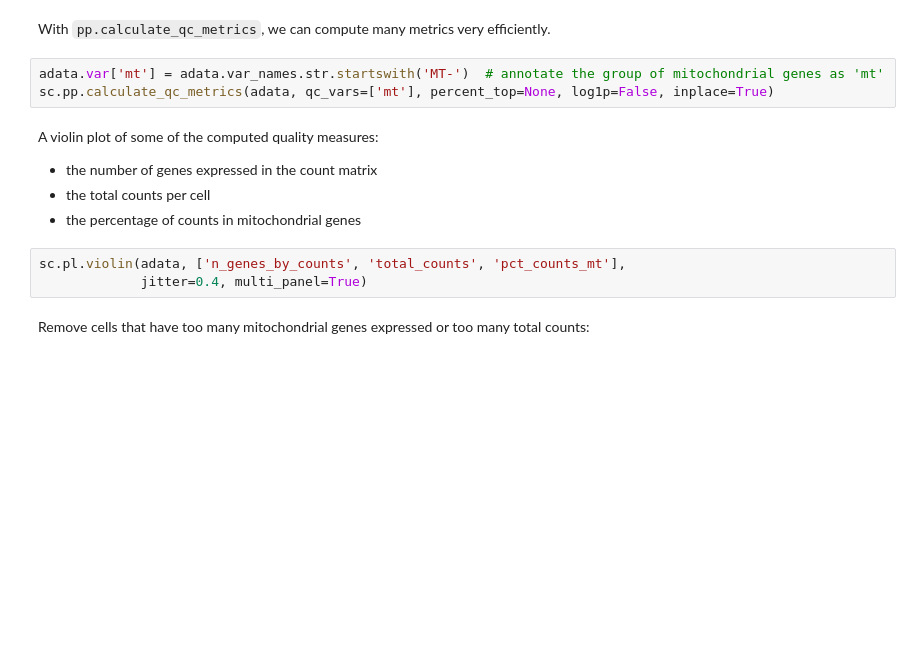
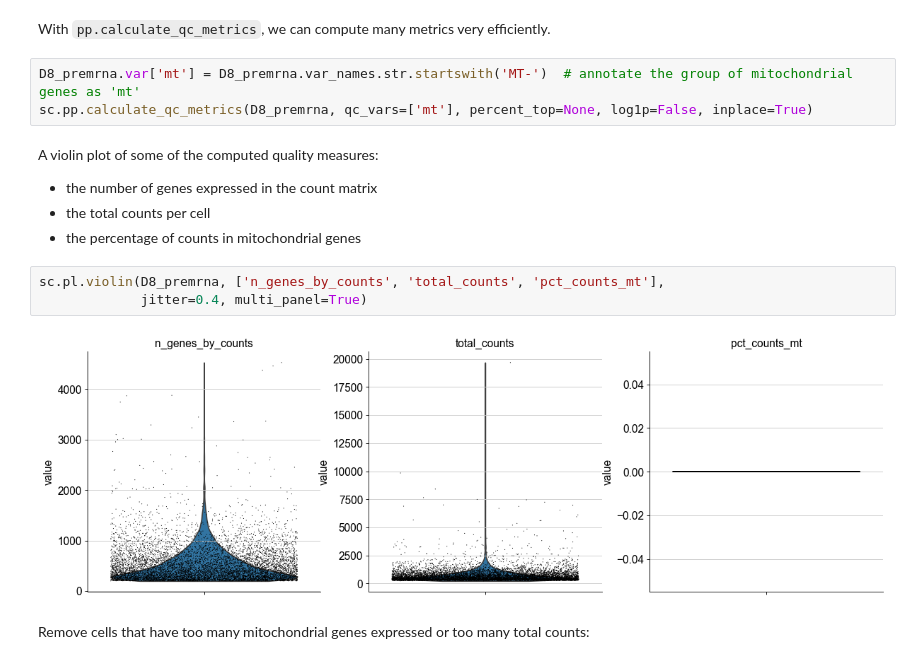
Before and after one commit to axcyoung/scanpy-tutorials, a Jupyter notebook: pbmc3k.ipynb, the cells around one changed output. Saved outputs shown, nothing was run; the diff lists cells and outputs as text; blank space fills up the shorter version.

```diff
--- a/pbmc3k.ipynb
+++ b/pbmc3k.ipynb
@@ -125,8 +183,8 @@ Citing from "Simple Single Cell" workflows [(Lun, McCarthy & Marioni, 2017)](htt
 # %% [markdown]
 With `pp.calculate_qc_metrics`, we can compute many metrics very efficiently.
 # %%
-adata.var['mt'] = adata.var_names.str.startswith('MT-')  # annotate the group of mitochondrial genes as 'mt'
-sc.pp.calculate_qc_metrics(adata, qc_vars=['mt'], percent_top=None, log1p=False, inplace=True)
+D8_premrna.var['mt'] = D8_premrna.var_names.str.startswith('MT-')  # annotate the group of mitochondrial genes as 'mt'
+sc.pp.calculate_qc_metrics(D8_premrna, qc_vars=['mt'], percent_top=None, log1p=False, inplace=True)
 # %% [markdown]
 A violin plot of some of the computed quality measures:
 
@@ -134,8 +192,10 @@ A violin plot of some of the computed quality measures:
 * the total counts per cell
 * the percentage of counts in mitochondrial genes
 # %%
-sc.pl.violin(adata, ['n_genes_by_counts', 'total_counts', 'pct_counts_mt'],
+sc.pl.violin(D8_premrna, ['n_genes_by_counts', 'total_counts', 'pct_counts_mt'],
              jitter=0.4, multi_panel=True)
+# %% [output]
+[figure, added]
 # %% [markdown]
 Remove cells that have too many mitochondrial genes expressed or too many total counts:
 # %%
```
Also changed, not shown: parts of 61 cells of this notebook.
